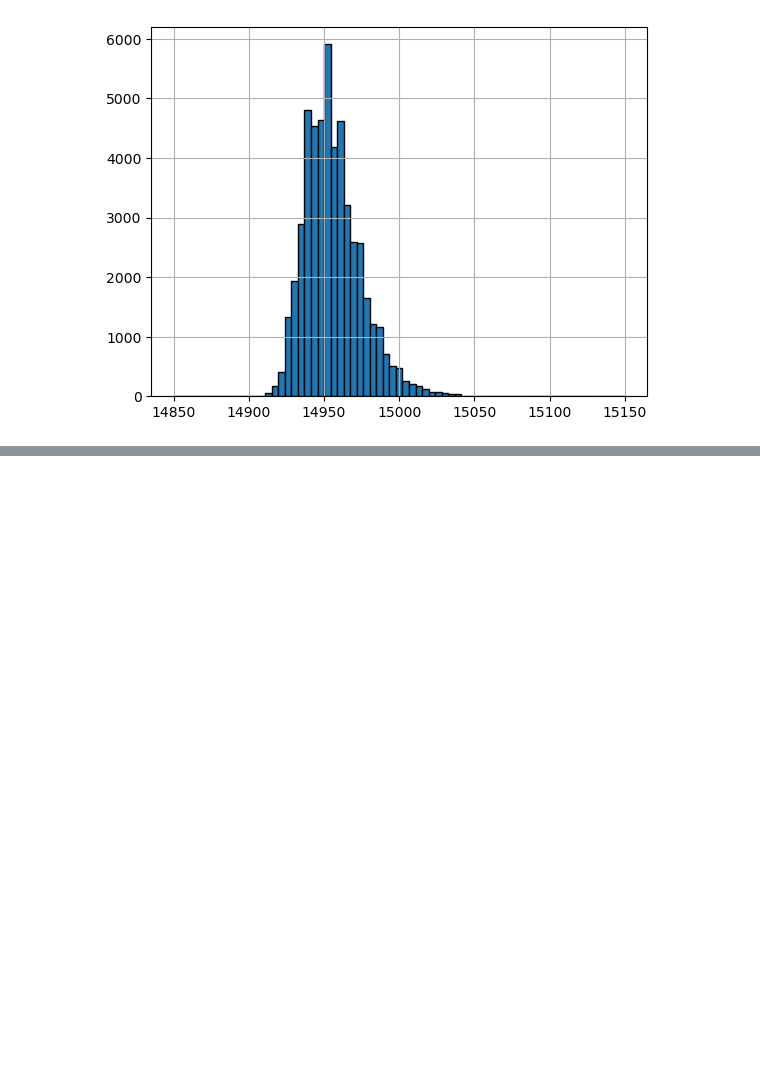
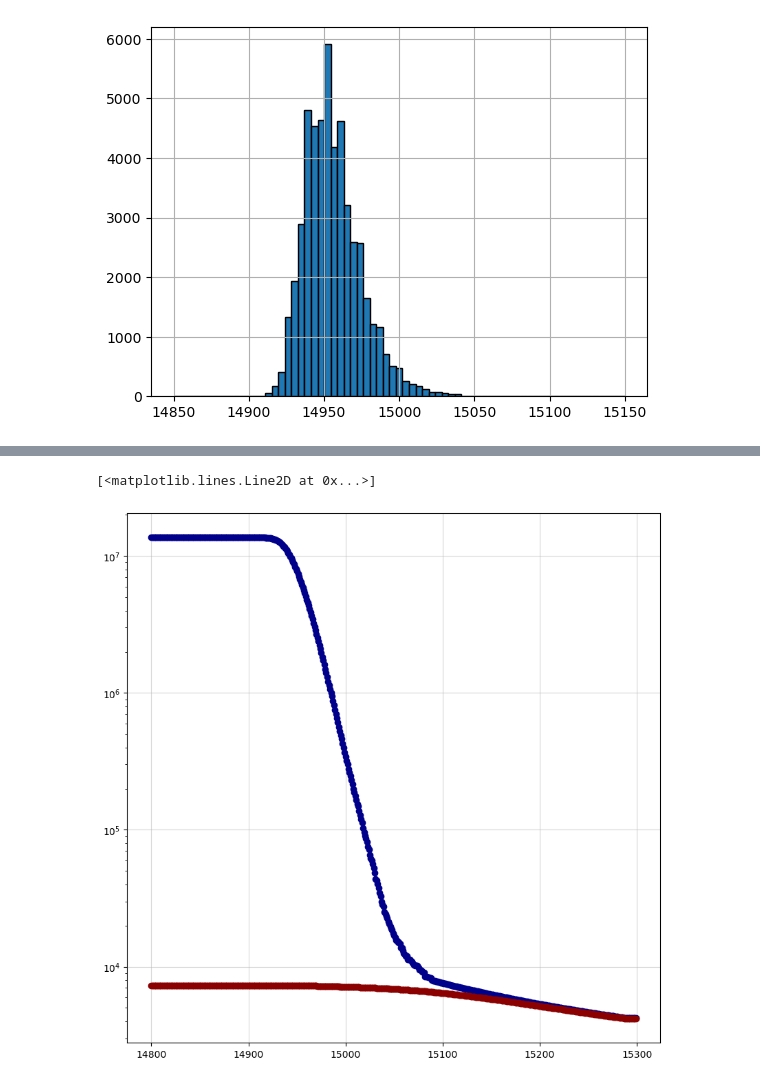
Before and after one commit to burmist-git/DBscan_on_simtel_data, a Jupyter notebook: trg_mono_rates_proton.ipynb, the cells around one changed output, grey strips where cells are left out. Cells and saved outputs as stored; diff of their text form; code cells hidden in the pictures; blank space fills up the shorter version.

```diff
--- a/trg_mono_rates_proton.ipynb
+++ b/trg_mono_rates_proton.ipynb
@@ -227,2 +378,55 @@ ax.plot(threshold_all,
+# %%
+threshold_sum=np.arange(14800,15300,1)
+
+rate_L1=np.interp( threshold_sum, threshold, rate_DCR_L1) + np.interp(threshold_sum, df_proton_rate_l1['th'].values, df_proton_rate_l1['pr'].values)
+rate_L1_L2=np.interp( threshold_sum, threshold, rate_DCR_L1_L2) + np.interp(threshold_sum, df_proton_rate_l2['th'].values, df_proton_rate_l2['pr'].values)
+
+
+fig, ax = plt.subplots(figsize=(10,10))
+
+thefontsize=20
+
+#ax.set_ylabel('Proton rate, TeV$^{-1}$ s$^{-1}$',fontsize=thefontsize)
+#ax.set_xlabel('Ekin, TeV',fontsize=thefontsize)
+#ax.set_xscale('log')
+ax.set_yscale('log')
+#ax.set_xlim(-4,6);
+#ax.set_ylim(-0.000001,0.000001);
+#
+ax.grid(True,alpha=0.5)
+#ekin=df_LSTsipm_protons_sim['energy'].values
+#rate_per_TeV_per_s=DAMPE_proton(ekin)*df_LSTsipm_protons_trg110pe['nev'].values/df_LSTsipm_protons_sim['nev'].values*np.pi*1500*1500*get_solid_angle(10)
+
+#ax.plot(threshold,
+#        rate_DCR_L1,
+#        lw=2,
+#        color='black',
+#        marker='o',
+#        label='data')
+
+ax.plot(threshold_sum,
+        rate_L1,
+        lw=2,
+        color='darkblue',
+        marker='o',
+        label='data')
+
+ax.plot(threshold_sum,
+        rate_L1_L2,
+        lw=2,
+        color='darkred',
+        marker='o',
+        label='data')
+
+
+#ax.plot(df_proton_rate_l2['th'].values,
+#        df_proton_rate_l2['pr'].values,
+#        lw=2,
+#        color='red',
+#        marker='o',
+#        label='data')
+# %% [output]
+[<matplotlib.lines.Line2D at 0x...>]
+[figure, added]
 # %%
 plt.hist(df_20pe_DCR['L1_t_mean_LST1'].values, bins=np.linspace(0, 80, num=100), edgecolor='black', alpha=1.0)
```
Also changed, not shown: parts of 31 cells of this notebook, 7 other files.
